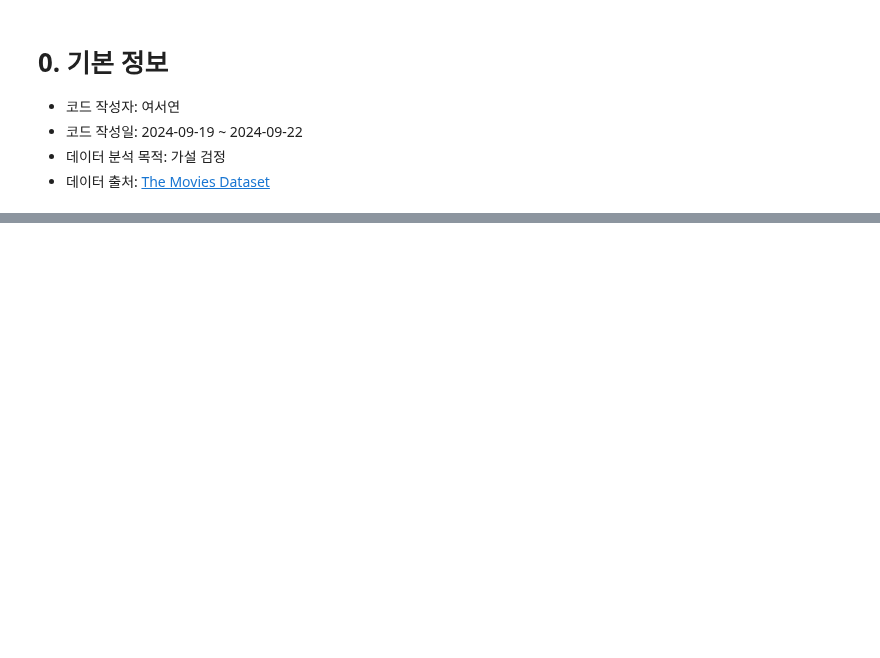
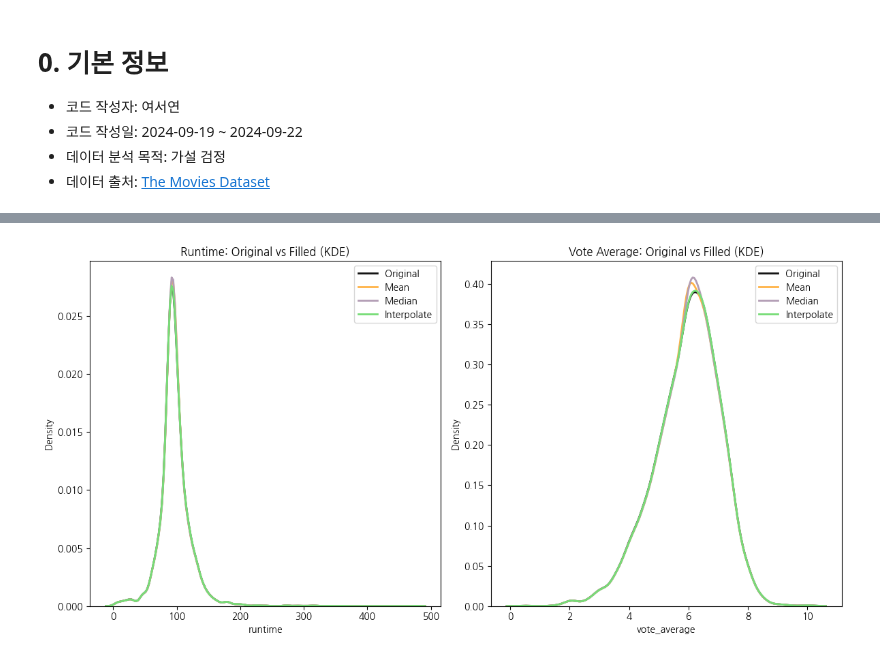
Before and after one commit to viola2002/dartb, a Jupyter notebook: toy_project/2024_Autumn/code/movie metadata SHT.ipynb, the cells around one changed output, grey strips where cells are left out. Saved outputs shown, nothing was run; the diff lists cells and outputs as text; code cells hidden in the pictures; blank space fills up the shorter version.

```diff
--- a/toy_project/2024_Autumn/code/movie metadata SHT.ipynb
+++ b/toy_project/2024_Autumn/code/movie metadata SHT.ipynb
@@ -127,0 +216,3 @@ dtype: float64
+# %%
+mvmd_cleaned = mvmd_cleaned.dropna(subset=['genres','title','imdb_id'])
+mvmd_cleaned = mvmd_cleaned.reset_index(drop=True)
@@ -127,0 +280,3 @@ dtype: float64
+# %%
+mvmd_cleaned = mvmd_cleaned.dropna(subset='release_date')
+mvmd_cleaned = mvmd_cleaned.reset_index(drop=True)
@@ -127,0 +316,39 @@ dtype: float64
+# %%
+# 임시 데이터
+df = mvmd_cleaned.copy()
+# %%
+# 여러 방법으로 결측치 채우기
+df['runtime_mean'] = fill_with_mean(df, 'runtime')
+df['runtime_median'] = fill_with_median(df, 'runtime')
+df['runtime_interpolate'] = fill_with_interpolate(df, 'runtime')
+
+df['vote_average_mean'] = fill_with_mean(df, 'vote_average')
+df['vote_average_median'] = fill_with_median(df, 'vote_average')
+df['vote_average_interpolate'] = fill_with_interpolate(df, 'vote_average')
+# %%
+# 시각화 - 각 방법의 분포 비교
+plt.figure(figsize=(12, 6))
+colors = ['#121212', '#FFB347', '#B39EB5', '#77DD77']  # 팔레트 색상 정의
+
+# Runtime comparison using KDE
+plt.subplot(1, 2, 1)
+sns.kdeplot(df['runtime'].dropna(), label='Original', color=colors[0], linewidth=2)
+sns.kdeplot(df['runtime_mean'], label='Mean', color=colors[1], linewidth=2)
+sns.kdeplot(df['runtime_median'], label='Median', color=colors[2], linewidth=2)
+sns.kdeplot(df['runtime_interpolate'], label='Interpolate', color=colors[3], linewidth=2)
+plt.title('Runtime: Original vs Filled (KDE)')
+plt.legend()
+
+# Vote Average comparison using KDE
+plt.subplot(1, 2, 2)
+sns.kdeplot(df['vote_average'].dropna(), label='Original', color=colors[0], linewidth=2)
+sns.kdeplot(df['vote_average_mean'], label='Mean', color=colors[1], linewidth=2)
+sns.kdeplot(df['vote_average_median'], label='Median', color=colors[2], linewidth=2)
+sns.kdeplot(df['vote_average_interpolate'], label='Interpolate', color=colors[3], linewidth=2)
+plt.title('Vote Average: Original vs Filled (KDE)')
+plt.legend()
+
+plt.tight_layout()
+plt.show()
+# %% [output]
+[figure, added]
```
Also changed, not shown: parts of 58 cells of this notebook.
